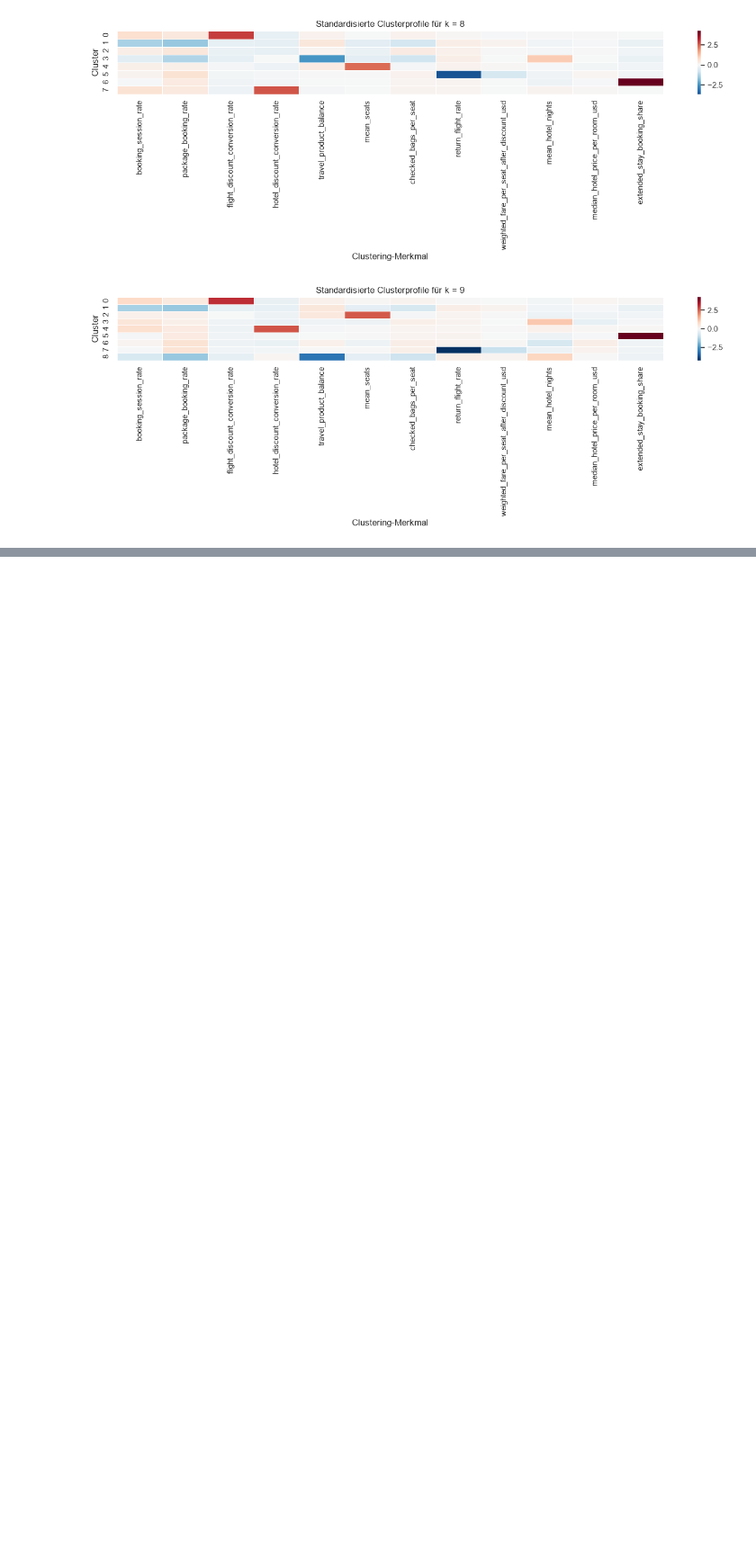
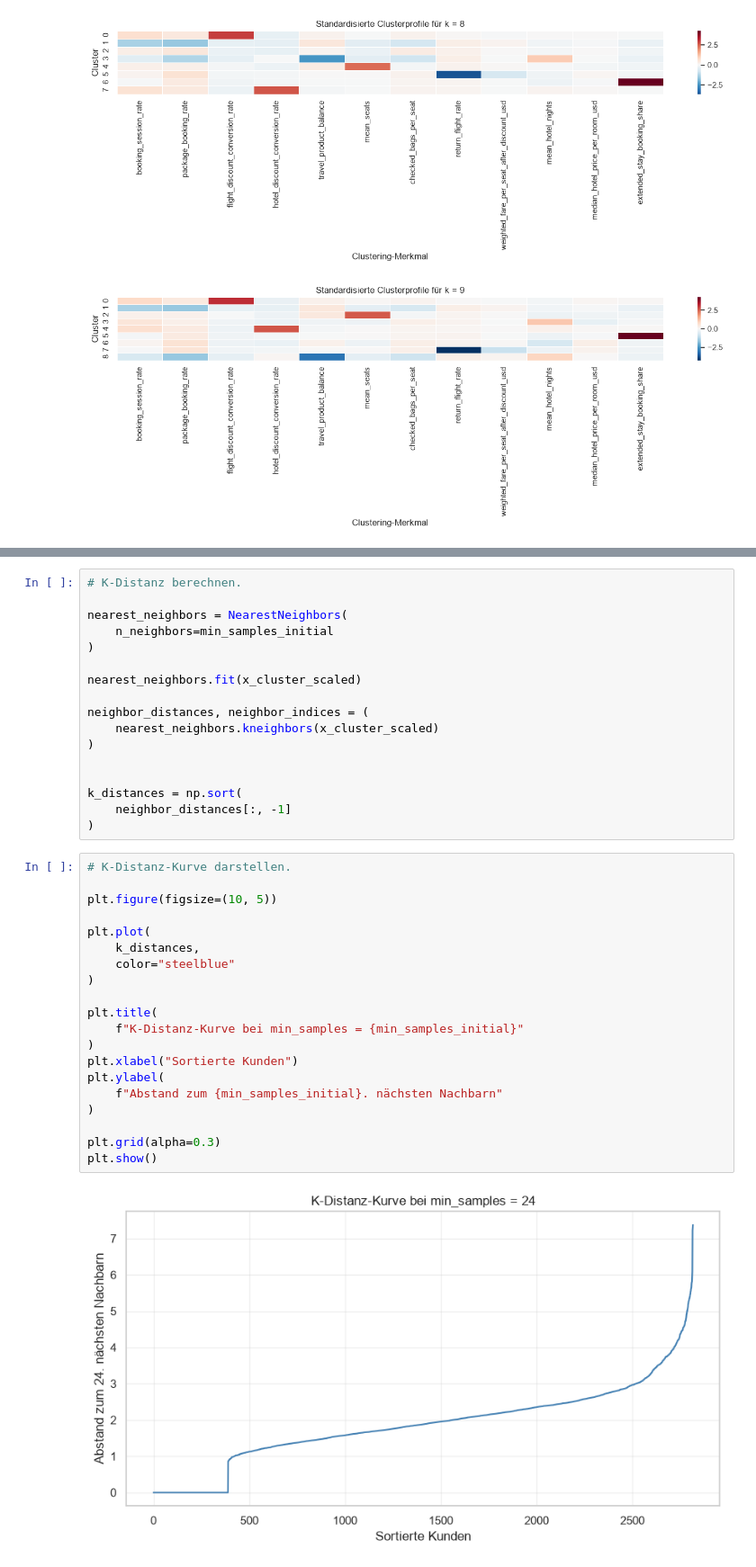
Before and after one commit to norawinkler/traveltide-customer-segmentation, a Jupyter notebook: notebooks/03_customer_segmentation.ipynb, the cells around one changed output, grey strips where cells are left out. Shown at 90% size. Saved outputs shown, nothing was run; the diff lists cells and outputs as text; blank space fills up the shorter version.

```diff
--- a/notebooks/03_customer_segmentation.ipynb
+++ b/notebooks/03_customer_segmentation.ipynb
@@ -1641,0 +2129,39 @@ for k in candidate_k_values:
+# %%
+# K-Distanz berechnen.
+
+nearest_neighbors = NearestNeighbors(
+    n_neighbors=min_samples_initial
+)
+
+nearest_neighbors.fit(x_cluster_scaled)
+
+neighbor_distances, neighbor_indices = (
+    nearest_neighbors.kneighbors(x_cluster_scaled)
+)
+
+
+k_distances = np.sort(
+    neighbor_distances[:, -1]
+)
+# %%
+# K-Distanz-Kurve darstellen.
+
+plt.figure(figsize=(10, 5))
+
+plt.plot(
+    k_distances,
+    color="steelblue"
+)
+
+plt.title(
+    f"K-Distanz-Kurve bei min_samples = {min_samples_initial}"
+)
+plt.xlabel("Sortierte Kunden")
+plt.ylabel(
+    f"Abstand zum {min_samples_initial}. nächsten Nachbarn"
+)
+
+plt.grid(alpha=0.3)
+plt.show()
+# %% [output]
+[figure, added]
```
Also changed, not shown: parts of 25 cells of this notebook.
